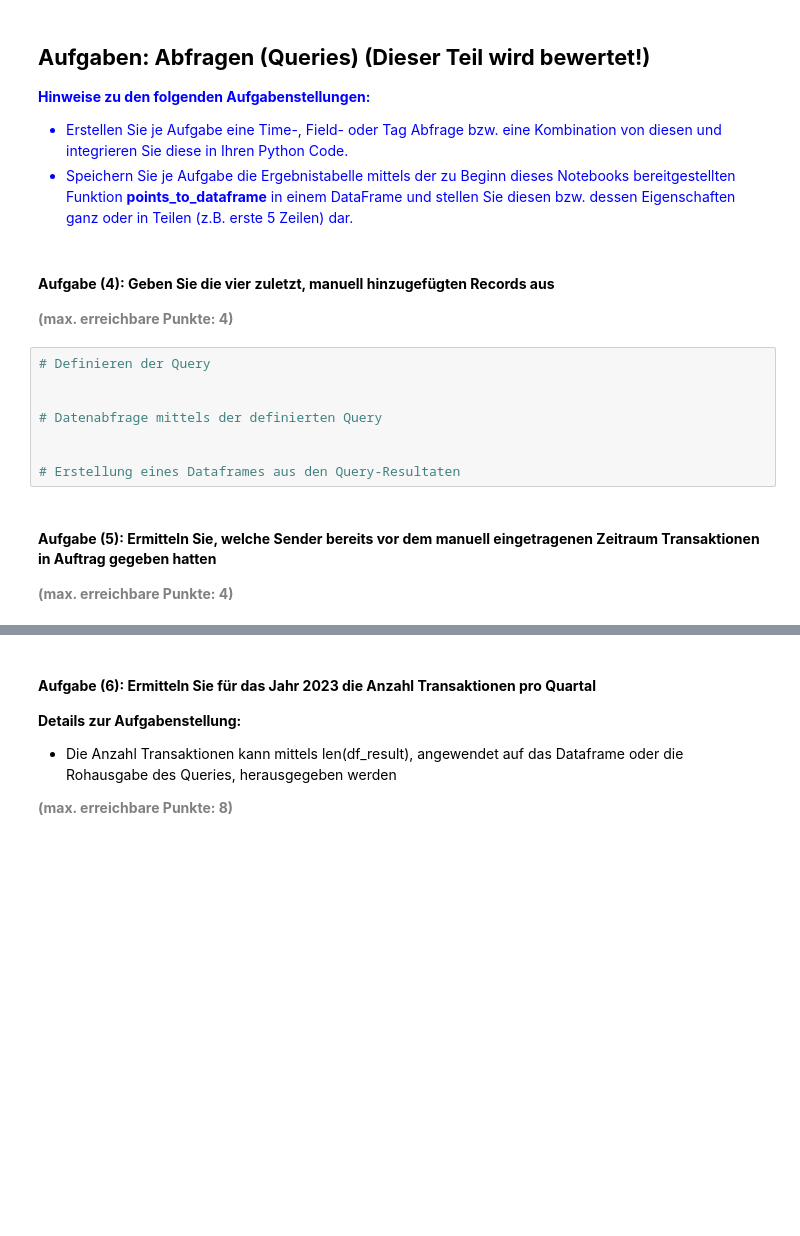
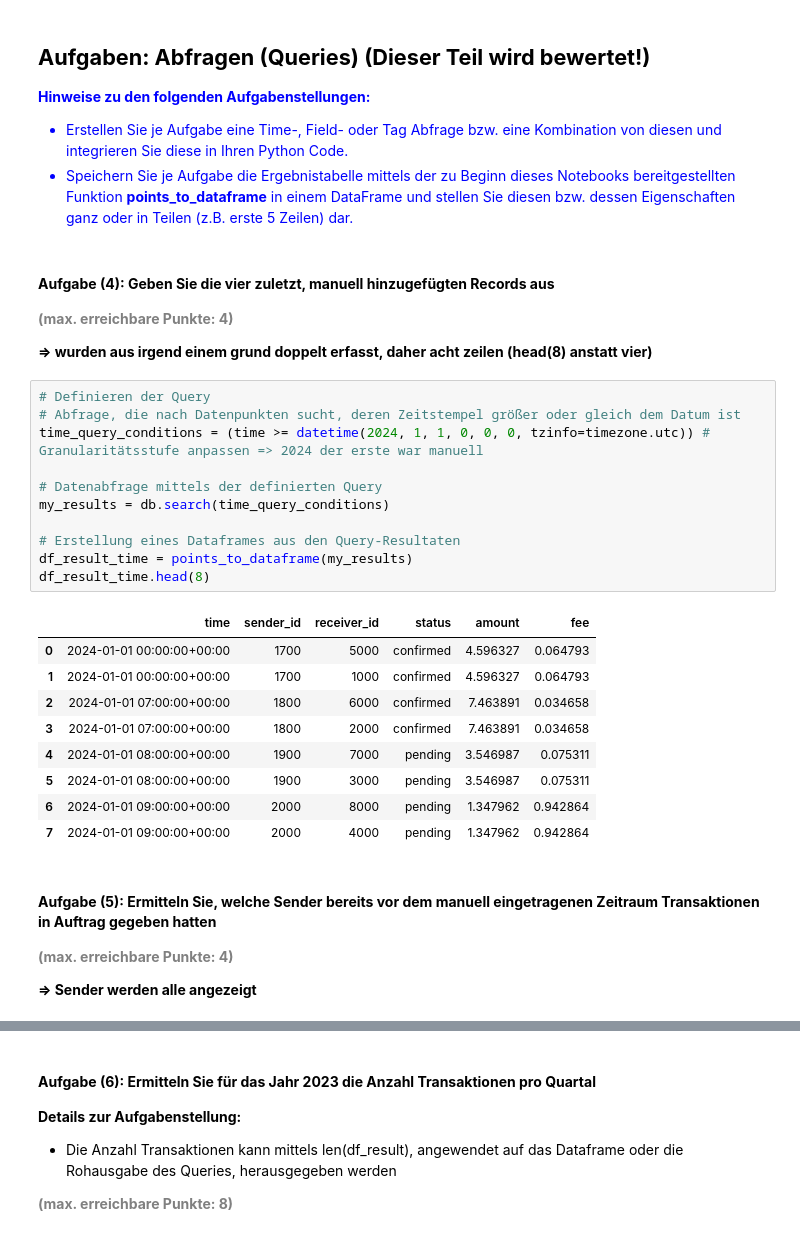
Before and after one commit to blobb3/tinyflux, a Jupyter notebook: AP02_Mgmt_Nutzung_Temporale_Daten.ipynb, the cells around one changed output, grey strips where cells are left out. Drawn from its saved outputs; the diff is of its cells as text; blank space fills up the shorter version.

```diff
--- a/AP02_Mgmt_Nutzung_Temporale_Daten.ipynb
+++ b/AP02_Mgmt_Nutzung_Temporale_Daten.ipynb
@@ -273,16 +273,33 @@ db = TinyFlux("blockchain_fallback.db")
 #### <b>Aufgabe (4): Geben Sie die vier zuletzt, manuell hinzugefügten Records aus</b>
 
 <b style="color: gray;">(max. erreichbare Punkte: 4)</b>
+
+**=> wurden aus irgend einem grund doppelt erfasst, daher acht zeilen (head(8) anstatt vier)**
-# %%
-# Definieren der Query
-
-
-# Datenabfrage mittels der definierten Query
-
-
-# Erstellung eines Dataframes aus den Query-Resultaten
+# %%
+# Definieren der Query
+# Abfrage, die nach Datenpunkten sucht, deren Zeitstempel größer oder gleich dem Datum ist
+time_query_conditions = (time >= datetime(2024, 1, 1, 0, 0, 0, tzinfo=timezone.utc)) # Granularitätsstufe anpassen => 2024 der erste war manuell
+
+# Datenabfrage mittels der definierten Query
+my_results = db.search(time_query_conditions)
+
+# Erstellung eines Dataframes aus den Query-Resultaten
+df_result_time = points_to_dataframe(my_results)
+df_result_time.head(8)
+# %% [output]
+|  | time | sender_id | receiver_id | status | amount | fee |
+| 0 | 2024-01-01 00:00:00+00:00 | 1700 | 5000 | confirmed | 4.596327 | 0.064793 |
+| 1 | 2024-01-01 00:00:00+00:00 | 1700 | 1000 | confirmed | 4.596327 | 0.064793 |
+| 2 | 2024-01-01 07:00:00+00:00 | 1800 | 6000 | confirmed | 7.463891 | 0.034658 |
+| 3 | 2024-01-01 07:00:00+00:00 | 1800 | 2000 | confirmed | 7.463891 | 0.034658 |
+| 4 | 2024-01-01 08:00:00+00:00 | 1900 | 7000 | pending | 3.546987 | 0.075311 |
+| 5 | 2024-01-01 08:00:00+00:00 | 1900 | 3000 | pending | 3.546987 | 0.075311 |
+| 6 | 2024-01-01 09:00:00+00:00 | 2000 | 8000 | pending | 1.347962 | 0.942864 |
+| 7 | 2024-01-01 09:00:00+00:00 | 2000 | 4000 | pending | 1.347962 | 0.942864 |
 # %% [markdown]
 #### <b>Aufgabe (5): Ermitteln Sie, welche Sender bereits vor dem manuell eingetragenen Zeitraum Transaktionen in Auftrag gegeben hatten</b>
 
 <b style="color: gray;">(max. erreichbare Punkte: 4)</b>
+
+**=> Sender werden alle angezeigt**
 # %%
```
Also changed, not shown: parts of 4 cells of this notebook, 1 other file.
